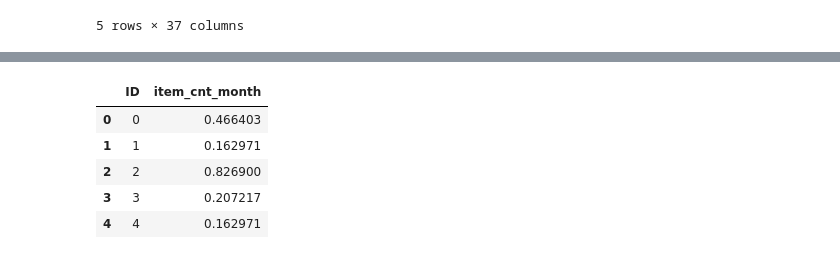
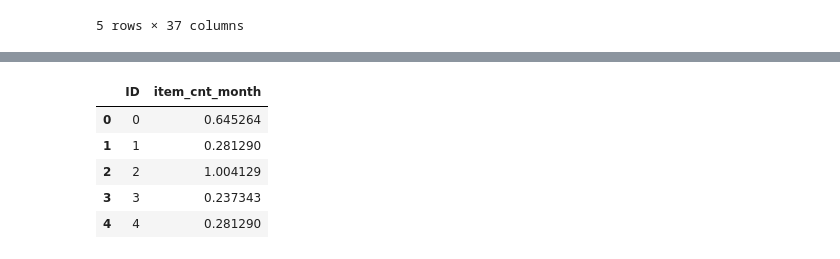
Before and after one commit to Alex-ardashev/Machine-learning-and-Kaggle, a Jupyter notebook: XGBoost vs CatBoost vs LTSM.ipynb, the cells around one changed output, grey strips where cells are left out. Drawn from its saved outputs; the diff is of its cells as text; code cells hidden in the pictures.

```diff
--- a/XGBoost vs CatBoost vs LTSM.ipynb
+++ b/XGBoost vs CatBoost vs LTSM.ipynb
@@ -116,9 +116,12 @@ train_df.head()
 
 
 ## Pivot by monht to wide format
-train_cleaned_df = train_df.pivot_table(index=['shop_id','item_id'], columns='date_block_num', values='item_cnt_day',aggfunc='sum').fillna(0.0)
+train_cleaned_df = train_df.pivot_table(index=['shop_id','item_id','item_category_id'], columns='date_block_num', values='item_cnt_day',aggfunc='sum').fillna(0.0)
 
 apply_df = test.merge(train_cleaned_df, how = "left", on = ["shop_id", "item_id"]).fillna(0.0)
+#pivot to 2D table
+apply_df.stack().reset_index()
+
 apply_df.head()
 # %% [output]
 |  | ID | shop_id | item_id | 0 | 1 | 2 | 3 | 4 | 5 | 6 | ... | ... |
@@ -195,0 +134,24 @@ Epoch 10/10
+# %%
+X_train = apply_df.iloc[:,(apply_df.columns != 33)].values
+y_train = apply_df.iloc[:, apply_df.columns == 33].values
+X_test = apply_df.iloc[:, (apply_df.columns != 33)].values
+# %%
+import xgboost as xgb
+param = {'max_depth':10,
+         'subsample':1,
+         'min_child_weight':0.5,
+         'eta':0.3,
+         'num_round':1000,
+         'seed':1,
+         'silent':0,
+         'eval_metric':'rmse'}
+
+progress = dict()
+xgbtrain = xgb.DMatrix(X_train,y_train )
+watchlist  = [(xgbtrain,'train-rmse')]
+
+bst = xgb.train(param, xgbtrain)
+preds = bst.predict(xgb.DMatrix(X_test))
+from sklearn.metrics import mean_squared_error
+rmse = np.sqrt(mean_squared_error(preds,y_train))
+print(rmse)
@@ -196,5 +199,5 @@ Epoch 10/10
 # %%
-submission_output = sales_model.predict(X_test)
+submission_output = bst.predict(xgb.DMatrix(X_test))
 # creating dataframe with required columns
 submission = pd.DataFrame({'ID':test['ID'],'item_cnt_month':submission_output.ravel()})
 # creating csv file from dataframe
@@ -206,6 +208,6 @@ WARNING:tensorflow:Model was constructed with shape (None, 33, 1) for input Tens
 |  | ID | item_cnt_month |
-| 0 | 0 | 0.466403 |
-| 1 | 1 | 0.162971 |
-| 2 | 2 | 0.826900 |
-| 3 | 3 | 0.207217 |
-| 4 | 4 | 0.162971 |
+| 0 | 0 | 0.645264 |
+| 1 | 1 | 0.281290 |
+| 2 | 2 | 1.004129 |
+| 3 | 3 | 0.237343 |
+| 4 | 4 | 0.281290 |
```
Also changed, not shown: parts of 8 cells of this notebook, 2 other files.
